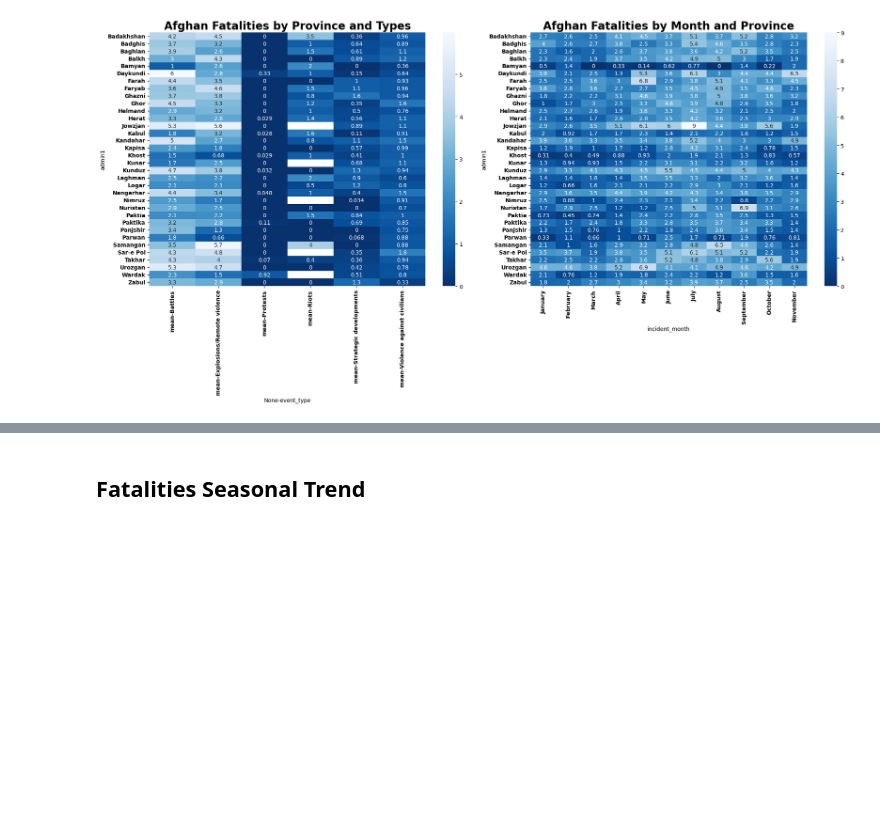
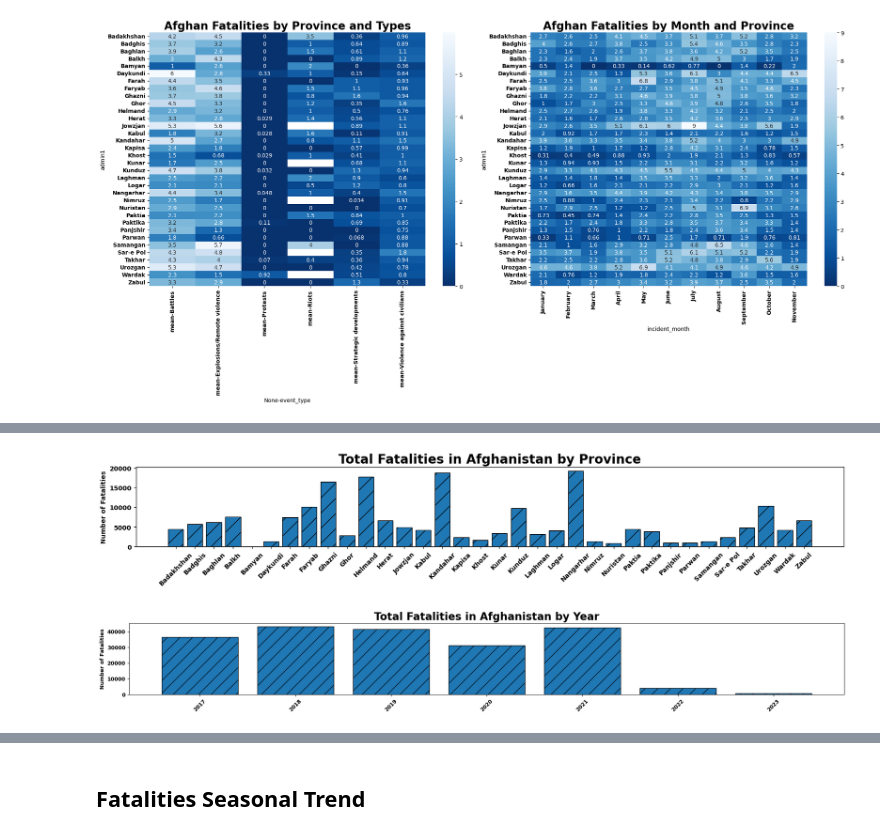
Before and after one commit to OdinProjectI/ODIN, a Jupyter notebook: CasualtiesOfWarInAfghanistan.ipynb, the cells around one changed output, grey strips where cells are left out. Cells and saved outputs as stored; diff of their text form; code cells hidden in the pictures; blank space fills up the shorter version.

```diff
--- a/CasualtiesOfWarInAfghanistan.ipynb
+++ b/CasualtiesOfWarInAfghanistan.ipynb
@@ -127,0 +151,25 @@ plt.tight_layout()
+# %%
+provinces, fatalities = zip(*afghan_df.groupby(['admin1'])['fatalities'].sum().to_dict().items())
+fig = plt.figure(figsize=(20,5))
+ax = fig.add_subplot(2,1,1)
+
+ax.bar(x=list(provinces), height=list(fatalities) , align='center', edgecolor='k', hatch="/" )
+ax.set_title("Total Fatalities in Afghanistan by Province", fontweight='bold', fontsize=20)
+ax.set_xticklabels(ax.get_xticklabels(), fontweight='bold', rotation=45)
+ax.set_yticklabels(ax.get_yticklabels(), fontweight='bold')
+ax.set_ylabel("Number of Fatalities", fontweight='bold')
+
+afg_year, fatalities = zip(*afghan_df.groupby(['year'])['fatalities'].sum().to_dict().items())
+fig = plt.figure(figsize=(20,5))
+ax = fig.add_subplot(2,1,2)
+
+ax.bar(x=list(afg_year), height=list(fatalities) , align='center', edgecolor='k', hatch="/" )
+ax.set_title("Total Fatalities in Afghanistan by Year", fontweight='bold', fontsize=20)
+ax.set_xticklabels(ax.get_xticklabels(), fontweight='bold', rotation=45)
+ax.set_yticklabels(ax.get_yticklabels(), fontweight='bold')
+ax.set_ylabel("Number of Fatalities", fontweight='bold')
+
+plt.tight_layout()
+# %% [output]
+[figure, added]
+[figure, added]
```
Also changed, not shown: parts of 13 cells of this notebook.
